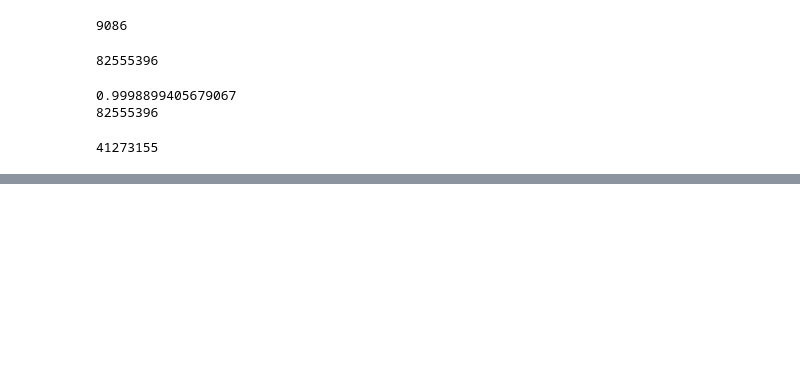
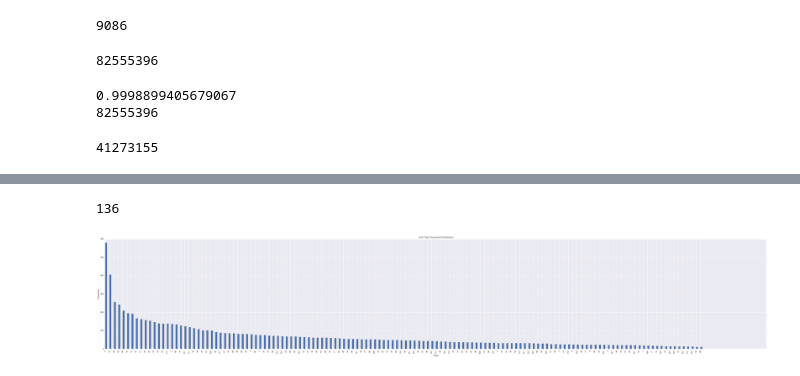
Before and after one commit to patorn/ucl_topic_structure_network_analysis, a Jupyter notebook: network.ipynb, the cells around one changed output, grey strips where cells are left out. Cells and saved outputs as stored; diff of their text form; code cells hidden in the pictures; blank space fills up the shorter version.

```diff
--- a/network.ipynb
+++ b/network.ipynb
@@ -634,0 +969,6 @@ with open('tmp/lda_network_docs.txt', 'w+') as file:
+# %%
+ward_items = sorted(docs.items(), key=lambda x: x[1]['ward'])
+# %%
+with open('tmp/ward_docs.txt', 'w+') as file:
+    for item in ward_items:
+        file.write("Topic:{} File:{} Title:{}\n".format(item[1]['ward'], item[0], item[1]['webTitle']))
@@ -634,0 +990,30 @@ with open('tmp/lda_network_docs.txt', 'w+') as file:
+# %%
+topics = {}
+
+for i in range(num_clusters):
+    topics[i] = []
+
+for item in ward_items:
+    topic_no = item[1]['ward']
+    topics[topic_no].append(item[0])
+
+print(len(topics.keys()))
+
+x_data = []
+y_data = []
+for key, value in sorted(topics.items(), key=lambda x: len(x[1]), reverse=True):
+    x_data.append(key)
+    y_data.append(len(value))
+
+ind = np.arange(0, len(y_data) * 2, 2)
+fig = plt.figure(figsize=(60,10))
+plt.bar(ind, y_data)
+plt.xticks(ind, x_data, rotation=90)
+plt.title("LDA Topic Document Distribution")
+plt.xlabel("Topic")
+plt.ylabel("Frequency")
+fig.savefig('tmp/size_chart_lda.png')
+plt.show()
+# %% [output]
+136
+[figure, added]
```
Also changed, not shown: parts of 134 cells of this notebook.
